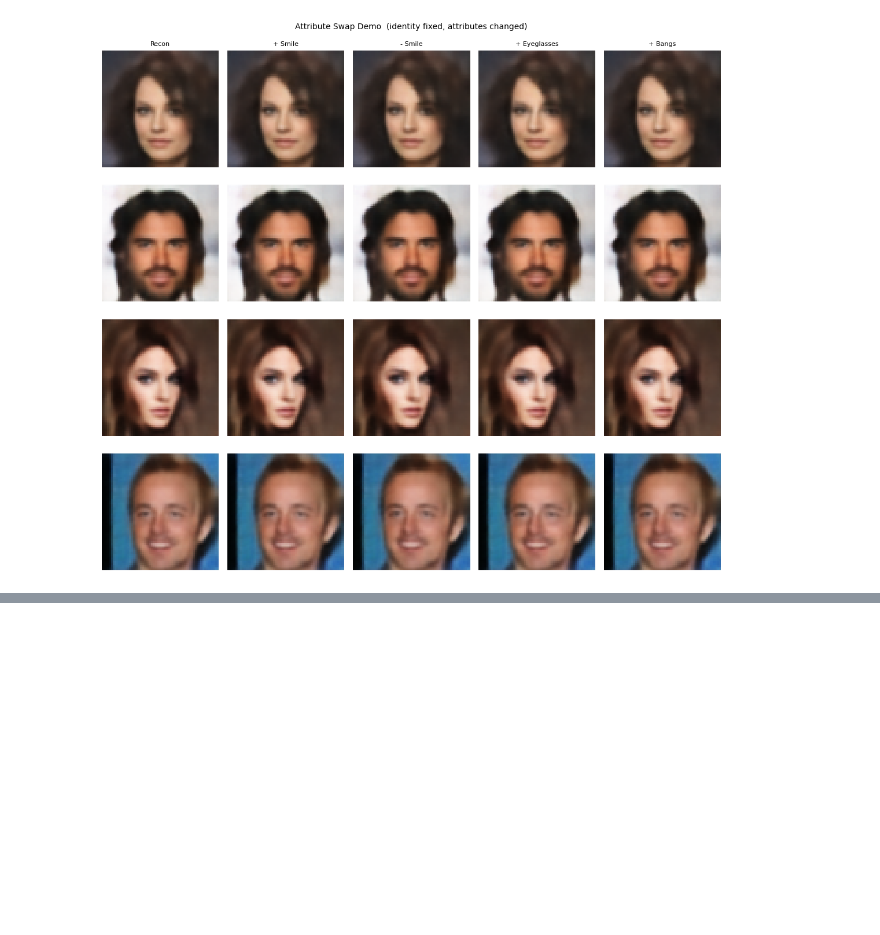
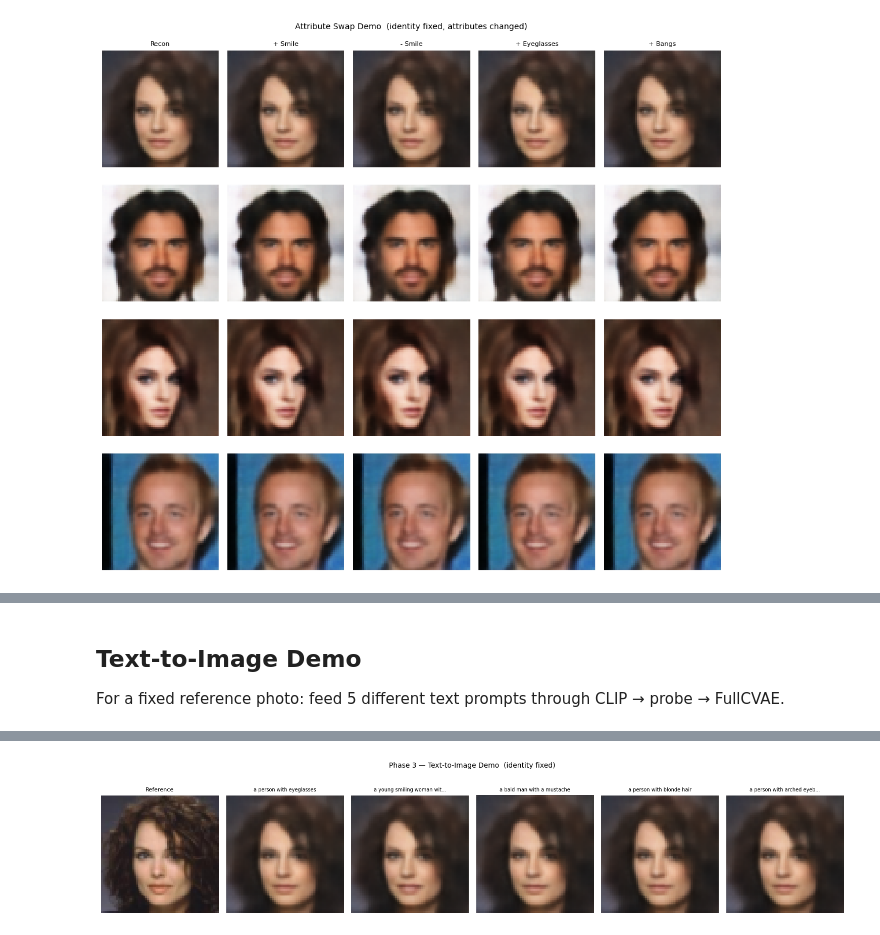
Before and after one commit to janampatel/FaceForge, a Jupyter notebook: train_baseline.ipynb, the cells around one changed output, grey strips where cells are left out. Drawn from its saved outputs; the diff is of its cells as text; code cells hidden in the pictures; blank space fills up the shorter version.

```diff
--- a/train_baseline.ipynb
+++ b/train_baseline.ipynb
@@ -665,0 +706,15 @@ Saved to /content/drive/MyDrive/FaceForge/phase2_attr_swap.png
+# %%
+import torch
+from clip_probe import CLIPProbe, train_probe, save_probe, load_probe
+
+probe = CLIPProbe().to(device)
+probe_history = []
+
+if os.path.exists(PROBE_CKPT_PATH):
+    probe = load_probe(PROBE_CKPT_PATH, device)
+    print(f"Probe loaded from {PROBE_CKPT_PATH} — skipping training.")
+else:
+    probe_history = train_probe(probe, train_cache, device,
+                                n_epochs=15, lr=1e-3, batch_size=512)
+    save_probe(probe, PROBE_CKPT_PATH)
+    print(f"Probe saved → {PROBE_CKPT_PATH}")
@@ -665,0 +763,57 @@ Saved to /content/drive/MyDrive/FaceForge/phase2_attr_swap.png
+# %% [markdown]
+## Text-to-Image Demo
+
+For a fixed reference photo: feed 5 different text prompts through CLIP → probe → FullCVAE.
+# %%
+import matplotlib.pyplot as plt
+from data_pipeline import denormalize, make_dataloader
+from clip_probe import text_to_attrs, print_activated_attrs
+
+PROMPTS = [
+    "a person with eyeglasses",
+    "a young smiling woman with bangs",
+    "a bald man with a mustache",
+    "a person with blonde hair",
+    "a person with arched eyebrows and no beard",
+]
+
+ref_loader = make_dataloader(root=DATA_ROOT, split="valid", download=False,
+                              batch_size=1, num_workers=2, pin_memory=True)
+ref_img, ref_attrs_gt = next(iter(ref_loader))
+ref_img = ref_img.to(device)
+
+p2_model.eval()
+with torch.no_grad():
+    id_emb = p2_model.photo_enc(ref_img)
+    attr_e = p2_model.attr_emb(ref_attrs_gt.to(device))
+    mu, _  = p2_model.encoder(ref_img, attr_e)
+    z      = mu
+
+text_attrs, text_probs = text_to_attrs(clip_model, probe, PROMPTS, device)
+print("Activated attributes per prompt:")
+print_activated_attrs(text_attrs, PROMPTS)
+
+with torch.no_grad():
+    generated = []
+    for i in range(len(PROMPTS)):
+        attr_e_text = p2_model.attr_emb(text_attrs[i].unsqueeze(0))
+        out = p2_model.decoder(z, id_emb, attr_e_text)
+        generated.append(out)
+
+n_cols = 1 + len(PROMPTS)
+fig, axes = plt.subplots(1, n_cols, figsize=(n_cols * 2.5, 3.5))
+fig.suptitle("Phase 3 — Text-to-Image Demo  (identity fixed)", fontsize=10)
+axes[0].imshow(denormalize(ref_img[0].cpu()))
+axes[0].set_title("Reference", fontsize=8)
+axes[0].axis("off")
+for i, (prompt, gen) in enumerate(zip(PROMPTS, generated)):
+    axes[i+1].imshow(denormalize(gen[0].cpu()))
+    title = prompt if len(prompt) < 28 else prompt[:25] + "..."
+    axes[i+1].set_title(title, fontsize=7)
+    axes[i+1].axis("off")
+plt.tight_layout()
+demo_path = os.path.join(DRIVE_ROOT, "phase3_text_demo.png")
+plt.savefig(demo_path, dpi=120, bbox_inches="tight")
+print(f"Saved to {demo_path}")
+plt.show()
+# %% [output]
@@ -665,0 +832 @@ Saved to /content/drive/MyDrive/FaceForge/phase2_attr_swap.png
+[figure, added]
```
Also changed, not shown: parts of 7 cells of this notebook.
